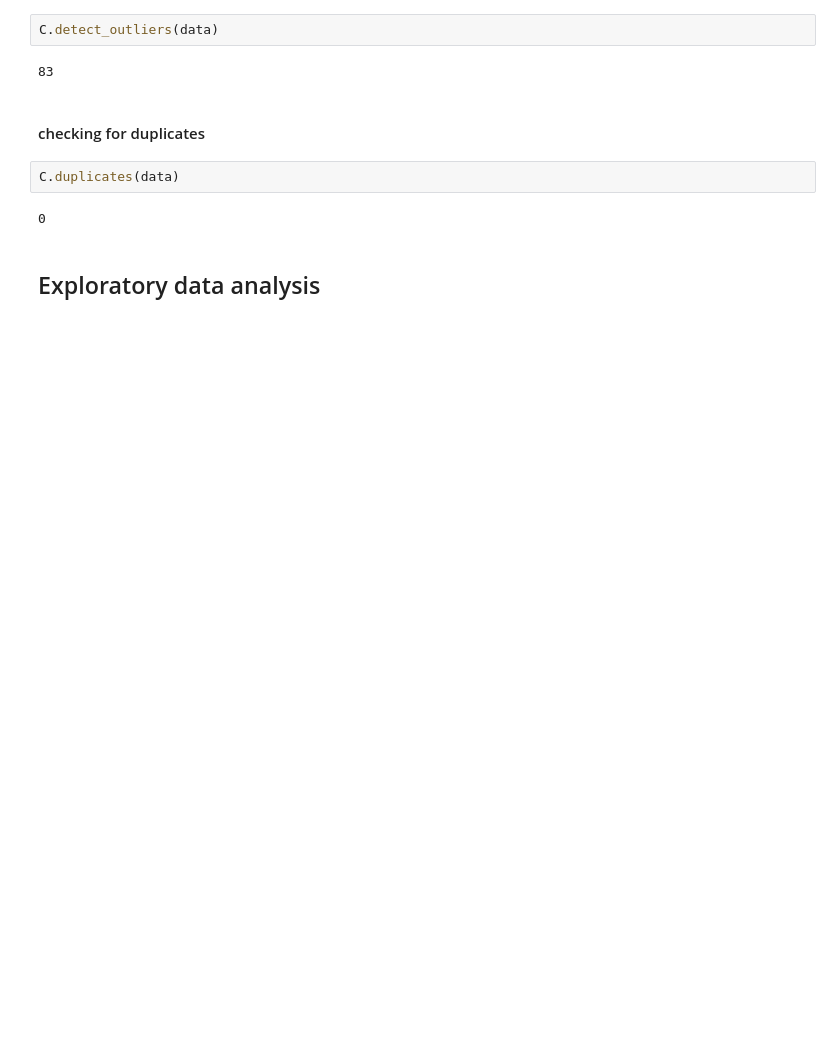
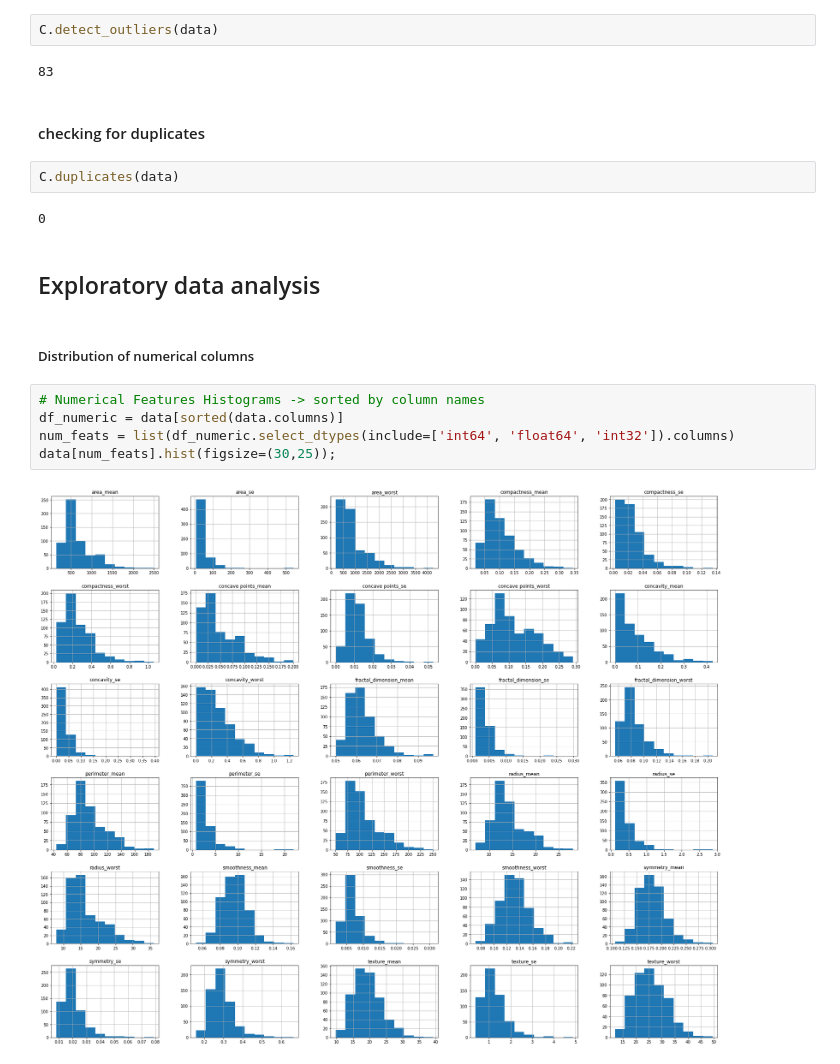
Before and after one commit to skevin-dev/Causal_inference-, a Jupyter notebook: notebooks/EDA.ipynb, the cells around one changed output. Drawn from its saved outputs; the diff is of its cells as text; blank space fills up the shorter version.

```diff
--- a/notebooks/EDA.ipynb
+++ b/notebooks/EDA.ipynb
@@ -93,3 +97,12 @@ C.duplicates(data)
 0
 # %% [markdown]
 ## Exploratory data analysis
+# %% [markdown]
+##### Distribution of numerical columns
+# %%
+# Numerical Features Histograms -> sorted by column names
+df_numeric = data[sorted(data.columns)]
+num_feats = list(df_numeric.select_dtypes(include=['int64', 'float64', 'int32']).columns)
+data[num_feats].hist(figsize=(30,25));
+# %% [output]
+[figure, added]
```
Also changed, not shown: parts of 14 cells of this notebook, 2 other files.
